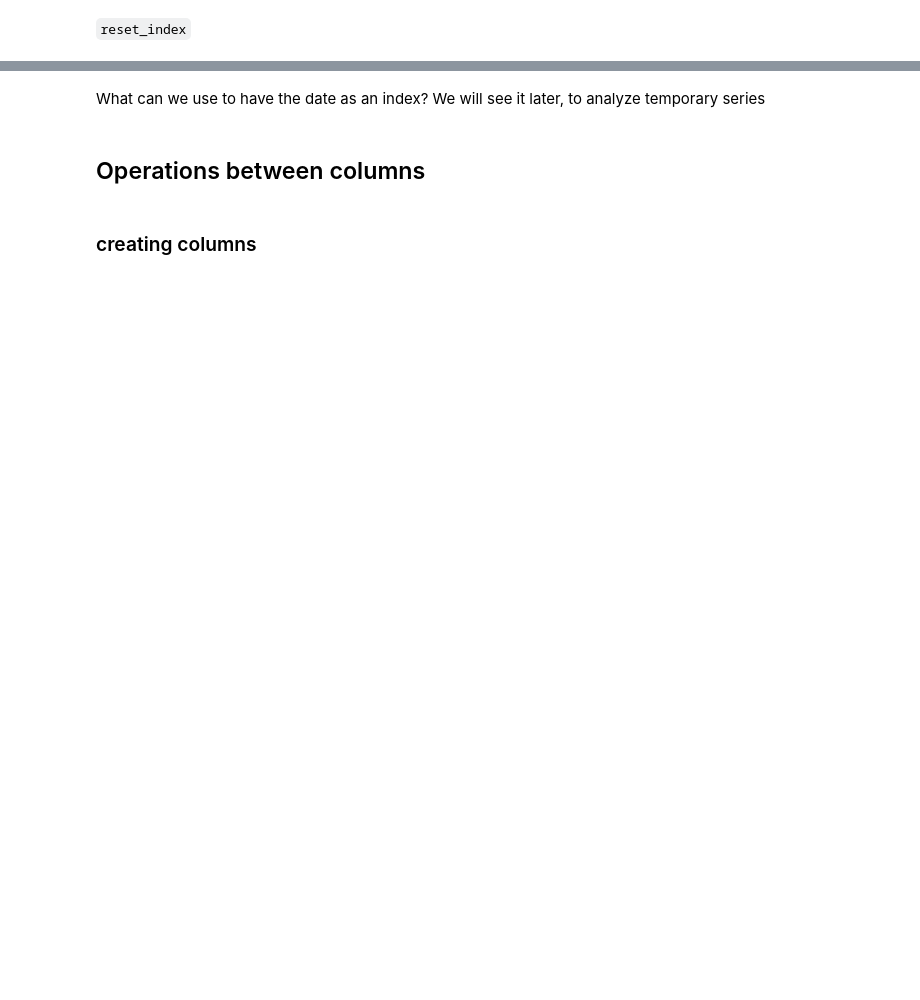
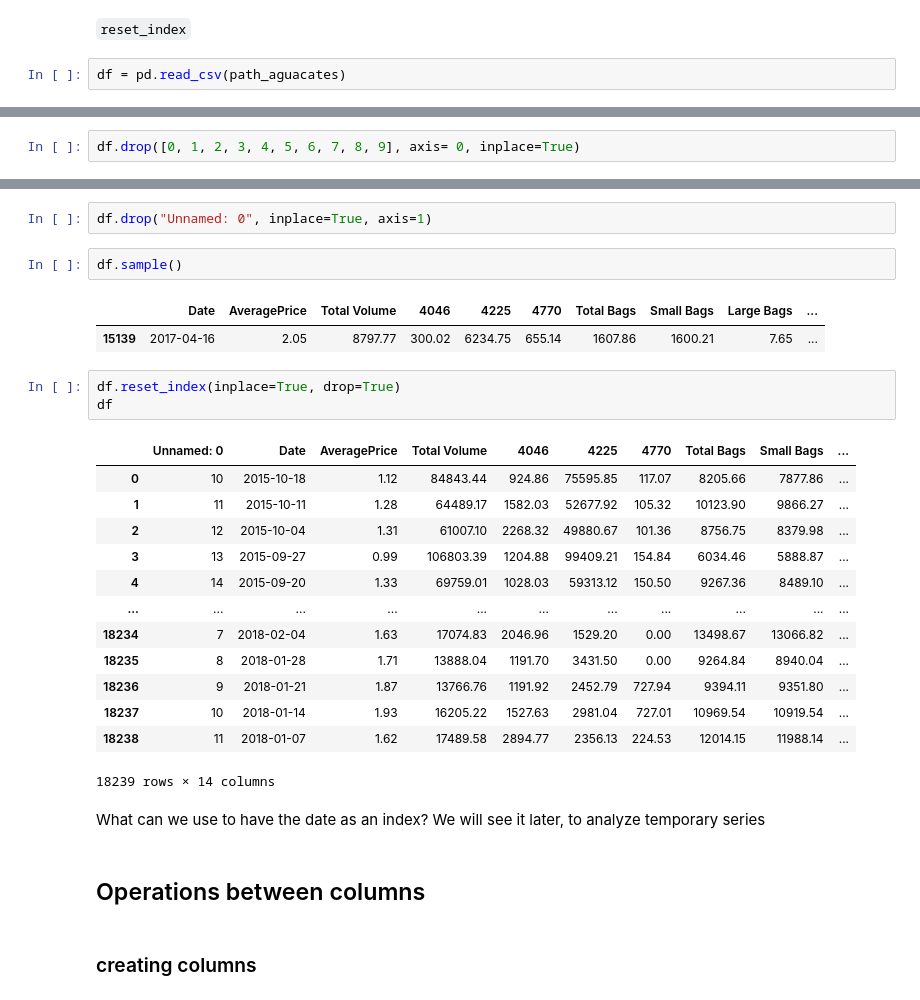
Before and after one commit to Ironhack-data-bcn-feb-2023/lectures, a Jupyter notebook: module-1/week-3/2-Pandas II - Transformation.ipynb, the cells around one changed output, grey strips where cells are left out. Cells and saved outputs as stored; diff of their text form; blank space fills up the shorter version.

```diff
--- a/module-1/week-3/2-Pandas II - Transformation.ipynb
+++ b/module-1/week-3/2-Pandas II - Transformation.ipynb
@@ -487,2 +559,4 @@ We read the [documentation](https://pandas.pydata.org/pandas-docs/stable/referen
 # %% [markdown]
 `reset_index`
+# %%
+df = pd.read_csv(path_aguacates)
@@ -488,0 +568,2 @@ We read the [documentation](https://pandas.pydata.org/pandas-docs/stable/referen
+# %%
+df.drop([0, 1, 2, 3, 4, 5, 6, 7, 8, 9], axis= 0, inplace=True)
@@ -489,3 +579,27 @@ We read the [documentation](https://pandas.pydata.org/pandas-docs/stable/referen
+# %%
+df.drop("Unnamed: 0", inplace=True, axis=1)
+# %%
+df.sample()
+# %% [output]
+|  | Date | AveragePrice | Total Volume | 4046 | 4225 | 4770 | Total Bags | Small Bags | Large Bags | ... |
+| 15139 | 2017-04-16 | 2.05 | 8797.77 | 300.02 | 6234.75 | 655.14 | 1607.86 | 1600.21 | 7.65 | ... |
+# %%
+df.reset_index(inplace=True, drop=True)
+df
+# %% [output]
+|  | Unnamed: 0 | Date | AveragePrice | Total Volume | 4046 | 4225 | 4770 | Total Bags | Small Bags | ... |
+| 0 | 10 | 2015-10-18 | 1.12 | 84843.44 | 924.86 | 75595.85 | 117.07 | 8205.66 | 7877.86 | ... |
+| 1 | 11 | 2015-10-11 | 1.28 | 64489.17 | 1582.03 | 52677.92 | 105.32 | 10123.90 | 9866.27 | ... |
+| 2 | 12 | 2015-10-04 | 1.31 | 61007.10 | 2268.32 | 49880.67 | 101.36 | 8756.75 | 8379.98 | ... |
+| 3 | 13 | 2015-09-27 | 0.99 | 106803.39 | 1204.88 | 99409.21 | 154.84 | 6034.46 | 5888.87 | ... |
+| 4 | 14 | 2015-09-20 | 1.33 | 69759.01 | 1028.03 | 59313.12 | 150.50 | 9267.36 | 8489.10 | ... |
+| ... | ... | ... | ... | ... | ... | ... | ... | ... | ... | ... |
+| 18234 | 7 | 2018-02-04 | 1.63 | 17074.83 | 2046.96 | 1529.20 | 0.00 | 13498.67 | 13066.82 | ... |
+| 18235 | 8 | 2018-01-28 | 1.71 | 13888.04 | 1191.70 | 3431.50 | 0.00 | 9264.84 | 8940.04 | ... |
+| 18236 | 9 | 2018-01-21 | 1.87 | 13766.76 | 1191.92 | 2452.79 | 727.94 | 9394.11 | 9351.80 | ... |
+| 18237 | 10 | 2018-01-14 | 1.93 | 16205.22 | 1527.63 | 2981.04 | 727.01 | 10969.54 | 10919.54 | ... |
+| 18238 | 11 | 2018-01-07 | 1.62 | 17489.58 | 2894.77 | 2356.13 | 224.53 | 12014.15 | 11988.14 | ... |
+18239 rows × 14 columns
 # %% [markdown]
 What can we use to have the date as an index?
 We will see it later, to analyze temporary series
```
Also changed, not shown: parts of 23 cells of this notebook.
